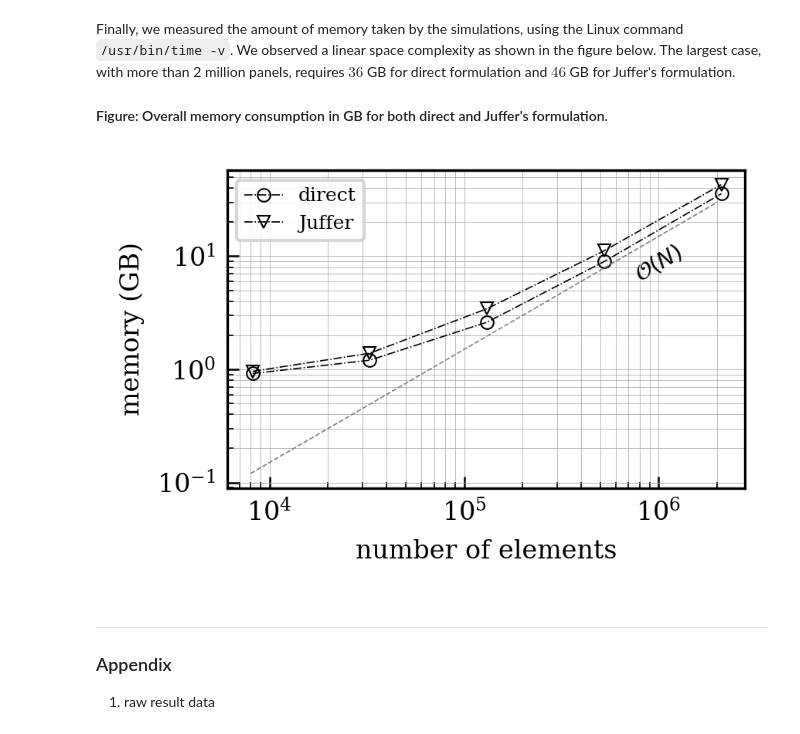
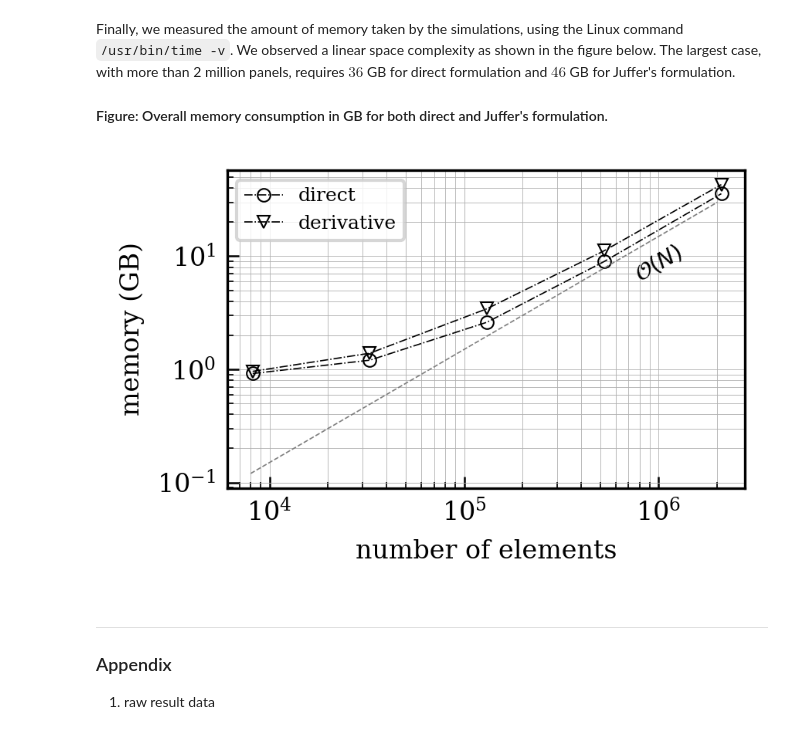
Before and after one commit to barbagroup/bempp_exafmm_paper, a Jupyter notebook: repro-pack/notebooks/sphere_performance.ipynb, the cells around one changed output. Cells and saved outputs as stored; diff of their text form; code cells hidden in the pictures.

Commit message:
update results section, add references, rename juffer->derivative

```diff
--- a/repro-pack/notebooks/sphere_performance.ipynb
+++ b/repro-pack/notebooks/sphere_performance.ipynb
@@ -180,23 +180,23 @@ The largest case, with more than 2 million panels, requires $36$ GB for direct f
 # %%
 fig = plt.figure(figsize=(3,2))
 ax = fig.add_subplot(111)
 
 ax.loglog(direct_df.index, direct_df['memory [GB]'], ls='dashdot', marker='o', fillstyle='none', label='direct', color='black')
-ax.loglog(derivative_df.index, derivative_df['memory [GB]'], ls='dashdot', marker='v', fillstyle='none', label='Juffer', color='black')
+ax.loglog(derivative_df.index, derivative_df['memory [GB]'], ls='dashdot', marker='v', fillstyle='none', label='derivative', color='black')
 ax.grid(which='both')
 _x = [0.8*1e4, 2e6]
 _y = 1.5 * np.array((0.08, 20))
 ax.legend(fontsize=6)
 ax.plot(_x, _y, color='#7f7f7f', linestyle='--')
 text_loc = np.array((_x[1], _y[1]*0.5)) * 0.4
 ax.text(text_loc[0], text_loc[1],r'$\mathcal{O}(N)$', fontsize=7, rotation=30,rotation_mode='anchor');
 ax.set_xlabel('number of elements')
 ax.set_ylabel('memory (GB)')
 
 plt.tight_layout()
 # plt.savefig('../../tex/figs/sphere_memory.pdf', dpi=300);
 # %% [output]
-[figure, old version]
+[figure, new version]
 # %% [markdown]
 --------
 
```
Also changed, not shown: parts of 1 cell of this notebook, 11 other files.
